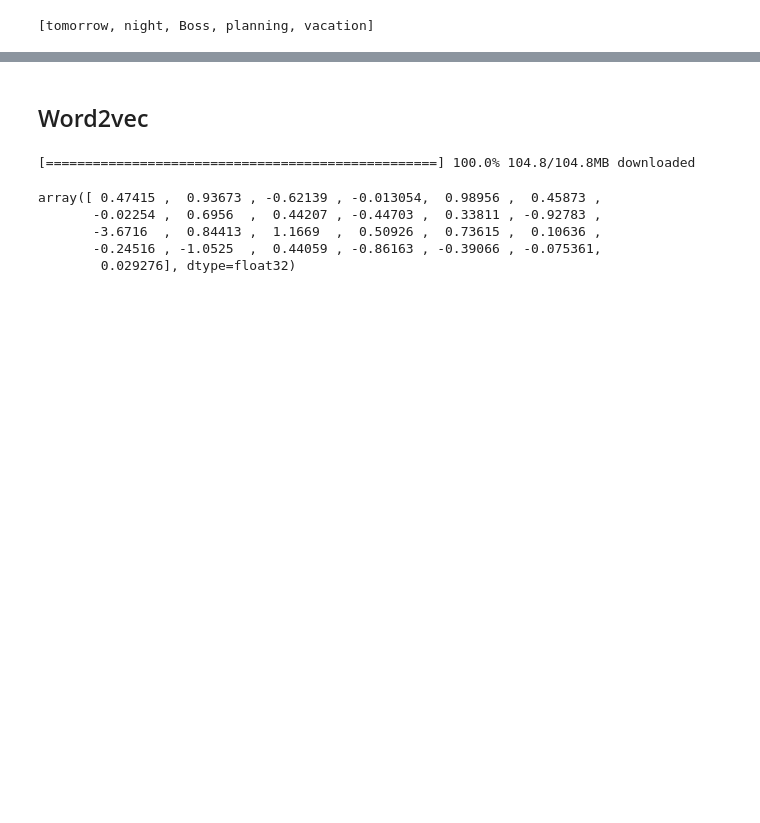
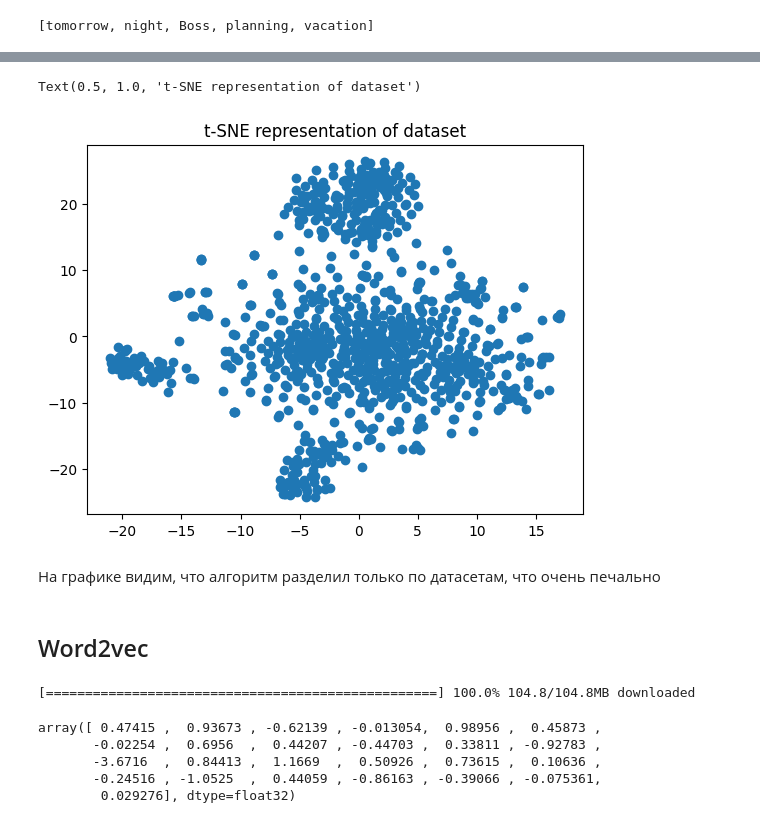
Before and after one commit to geniusserg/PlanningLooker, a Jupyter notebook: notebooks/NLP.ipynb, the cells around one changed output, grey strips where cells are left out. Drawn from its saved outputs; the diff is of its cells as text; code cells hidden in the pictures; blank space fills up the shorter version.

```diff
--- a/notebooks/NLP.ipynb
+++ b/notebooks/NLP.ipynb
@@ -160,0 +145,8 @@ for sent in test_sents:
+# %%
+eng_stopwords = stopwords.words('english')
+punct = string.punctuation
+def stopwords_delete(input: list) -> list:
+  output = [token for token in input if token not in eng_stopwords]
+  output = [token for token in output if token not in punct]
+  return output
+stopwords_delete(prepare_text("He wants to go on Nevsky prospect at 7 o`clock today"))
@@ -160,0 +192,3 @@ for sent in test_sents:
+# %%
+model_bow = CountVectorizer()
+X = model_bow.fit_transform(df_part["message_processed"].apply(lambda x: " ".join(x))).toarray()
@@ -161,3 +199,14 @@ for sent in test_sents:
+# %%
+from sklearn.manifold import TSNE
+tsne = TSNE()
+data = tsne.fit_transform(X)
+plt.scatter(x=data[:, 0], y=data[:, 1])
+plt.title("t-SNE representation of dataset")
+# %% [output]
+Text(0.5, 1.0, 't-SNE representation of dataset')
+[figure, added]
+# %% [markdown]
+На графике видим, что алгоритм разделил только по датасетам, что очень печально
 # %% [markdown]
 ## Word2vec
 # %%
```
Also changed, not shown: parts of 27 cells of this notebook, 1 other file.
